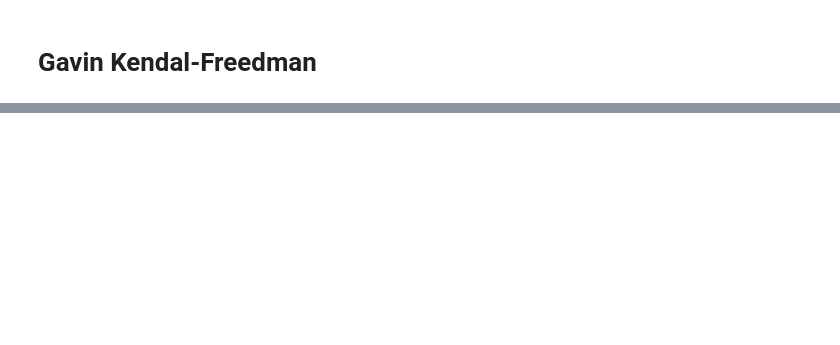
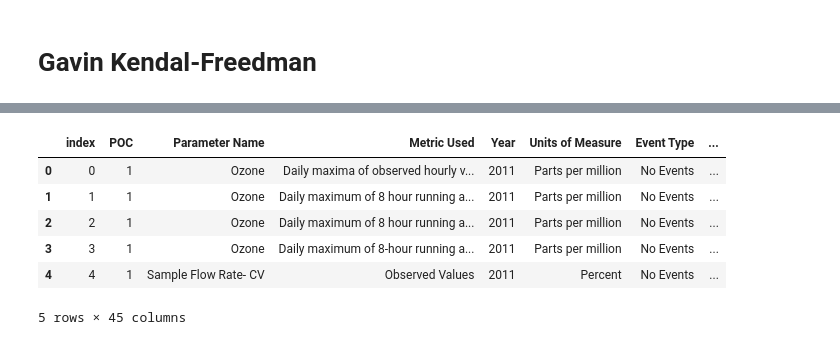
Before and after one commit to ubco-W2022T2-data301/project-group-group04, a Jupyter notebook: analysis/analysis1.ipynb, the cells around one changed output, grey strips where cells are left out. Cells and saved outputs as stored; diff of their text form; code cells hidden in the pictures; blank space fills up the shorter version.

```diff
--- a/analysis/analysis1.ipynb
+++ b/analysis/analysis1.ipynb
@@ -54,0 +64,49 @@ combined.head()
+# %%
+filtered = combined.drop(
+    combined.index[
+        (combined["State Code"].isin({2, 15, 72}))
+        # | (~combined["Parameter Name"].isin(whitelist))
+        | (combined["Arithmetic Mean"].isna())
+        | (combined["Observation Count"] < combined["Required Day Count"])
+    ]
+).drop(
+    columns=[
+        "State Code",
+        "County Code",
+        "Local Site Name",
+        "Address",
+        "Latitude",
+        "Longitude",
+        "Datum",
+        "1st Max Non Overlapping Value",
+        "1st NO Max DateTime",
+        "2nd Max Non Overlapping Value",
+        "2nd NO Max DateTime",
+        "Date of Last Change",
+        "Sample Duration",
+        "Site Num",
+        "Pollutant Standard",
+        "CBSA Code",
+        "Certification Indicator",
+        "Completeness Indicator",
+        "Parameter Code",
+        "1st Max DateTime",
+        "1st Max Value",
+        "2nd Max DateTime",
+        "2nd Max Value",
+        "3rd Max DateTime",
+        "3rd Max Value",
+        "4th Max DateTime",
+        "4th Max Value",
+        "Method Name",
+    ]
+).reset_index()
+filtered.head()
+# %% [output]
+|  | index | POC | Parameter Name | Metric Used | Year | Units of Measure | Event Type | ... |
+| 0 | 0 | 1 | Ozone | Daily maxima of observed hourly v... | 2011 | Parts per million | No Events | ... |
+| 1 | 1 | 1 | Ozone | Daily maximum of 8 hour running a... | 2011 | Parts per million | No Events | ... |
+| 2 | 2 | 1 | Ozone | Daily maximum of 8 hour running a... | 2011 | Parts per million | No Events | ... |
+| 3 | 3 | 1 | Ozone | Daily maximum of 8-hour running a... | 2011 | Parts per million | No Events | ... |
+| 4 | 4 | 1 | Sample Flow Rate- CV | Observed Values | 2011 | Percent | No Events | ... |
+5 rows × 45 columns
```
Also changed, not shown: parts of 5 cells of this notebook.
